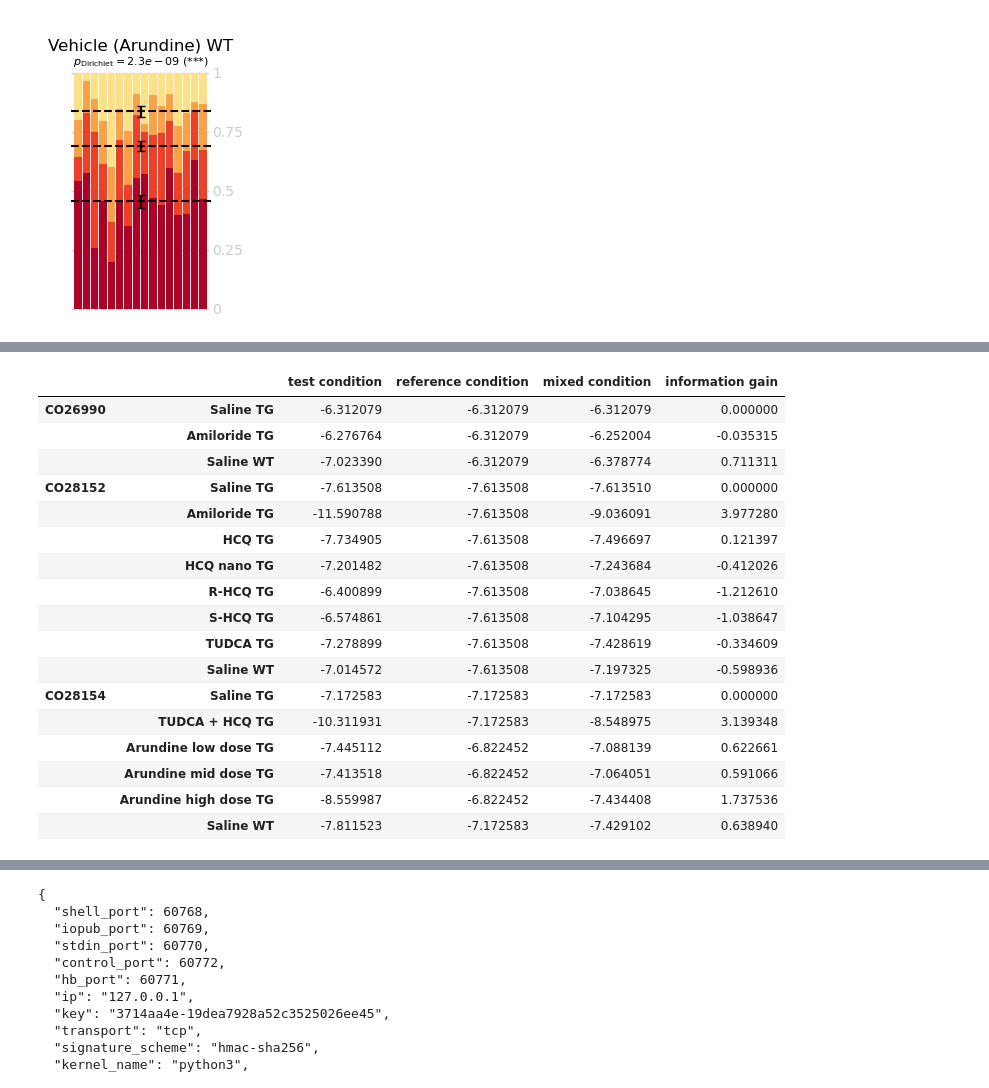
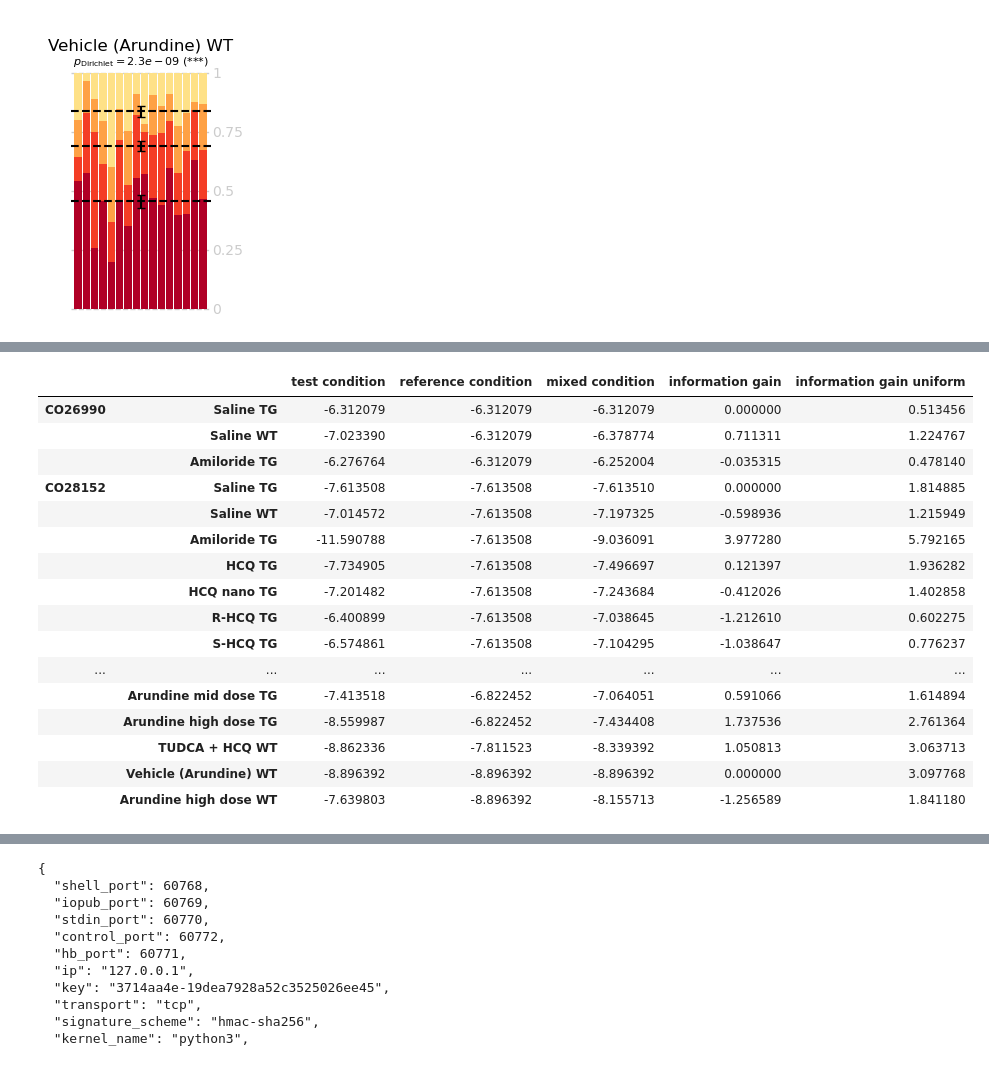
Before and after one commit to attilagk/CTNS-notebook, a Jupyter notebook: 2024-06-26-mwm-test-probe-CO28154/2024-06-26-mwm-test-probe-CO28154.ipynb, the cells around one changed output, grey strips where cells are left out. Saved outputs shown, nothing was run; the diff lists cells and outputs as text; code cells hidden in the pictures.

```diff
--- a/2024-06-26-mwm-test-probe-CO28154/2024-06-26-mwm-test-probe-CO28154.ipynb
+++ b/2024-06-26-mwm-test-probe-CO28154/2024-06-26-mwm-test-probe-CO28154.ipynb
@@ -218,9 +220,11 @@ def test_same_distro_one(test_cond, ref_cond='Saline TG', data=data_CO26990, stu
     data_list = [test_data, ref_data, np.concatenate([test_data, ref_data], axis=0)]
     n_list = [d.shape[0] for d in data_list]
     res = dirichlet.test_same_distribution(test_data, ref_data)
+    res_unif = dirichlet.test_uniform(test_data)
     #D, p, a_mixed, a_test, a_ref = res
     columns = pd.MultiIndex.from_product([[study], [test_cond]])
-    df_general = pd.DataFrame(np.array(res[:2]), index=pd.MultiIndex.from_product([['LR test'], ['D', 'p']]), columns=columns).transpose()
+    df_LR = pd.DataFrame(np.array(res[:2]), index=pd.MultiIndex.from_product([['LR test'], ['D', 'p']]), columns=columns).transpose()
+    df_LR_unif = pd.DataFrame(np.array(res_unif[:2]), index=pd.MultiIndex.from_product([['LR test uniform'], ['D', 'p']]), columns=columns).transpose()
     Z = zip([res[3], res[4], res[2]], [c + ' condition' for c in ['test', 'reference', 'mixed']], n_list)
     def helper(a, c, n):
         ix = pd.MultiIndex.from_product([[c], ['n', 'alpha_1', 'alpha_2', 'alpha_3', 'alpha_4']])
@@ -229,7 +233,7 @@ def test_same_distro_one(test_cond, ref_cond='Saline TG', data=data_CO26990, stu
         val = pd.DataFrame(a, index=ix, columns=columns).transpose().astype({(c, 'n'): 'int64'})
         return(val)
     l = [helper(a, c, n) for a, c, n in Z]
-    l = [df_general] + l
+    l = [df_LR] + [df_LR_unif] + l
     df = pd.concat(l, axis=1)
     return(df)
 
@@ -248,8 +252,8 @@ def test_same_distro(comparisons, data=data_CO26990, study='CO26990'):
 
 comparisons_CO26990 = np.array([
     ['Saline TG', 'Saline TG'],
+    ['Saline WT', 'Saline TG'],
     ['Amiloride TG', 'Saline TG'],
-    ['Saline WT', 'Saline TG'],
 ])
 
 results_CO26990 = test_same_distro(comparisons_CO26990, data=data_CO26990, study='CO26990')
@@ -263,13 +285,16 @@ results_CO26990
 # %%
 comparisons_CO28152 = np.array([
     ['Saline TG', 'Saline TG'],
+    ['Saline WT', 'Saline TG'],
     ['Amiloride TG', 'Saline TG'],
     ['HCQ TG', 'Saline TG'],
     ['HCQ nano TG', 'Saline TG'],
     ['R-HCQ TG', 'Saline TG'],
     ['S-HCQ TG', 'Saline TG'],
     ['TUDCA TG', 'Saline TG'],
-    ['Saline WT', 'Saline TG'],
+    #['Saline WT', 'Saline WT'],
+    ['TUDCA WT', 'Saline WT'],
+    ['DMSO WT', 'Saline WT'],
 ])
 
 results_CO28152 = test_same_distro(comparisons_CO28152, data=data_CO28152, study='CO28152')
@@ -288,11 +333,16 @@ results_CO28152
 # %%
 comparisons_CO28154 = np.array([
     ['Saline TG', 'Saline TG'],
+    ['Saline WT', 'Saline TG'],
     ['TUDCA + HCQ TG', 'Saline TG'],
+    ['Vehicle (Arundine) TG', 'Vehicle (Arundine) TG'],
     ['Arundine low dose TG', 'Vehicle (Arundine) TG'],
     ['Arundine mid dose TG', 'Vehicle (Arundine) TG'],
     ['Arundine high dose TG', 'Vehicle (Arundine) TG'],
-    ['Saline WT', 'Saline TG'],
+    #['Saline WT', 'Saline WT'],
+    ['TUDCA + HCQ WT', 'Saline WT'],
+    ['Vehicle (Arundine) WT', 'Vehicle (Arundine) WT'],
+    ['Arundine high dose WT', 'Vehicle (Arundine) WT'],
 ])
 
 results_CO28154 = test_same_distro(comparisons_CO28154, data=data_CO28154, study='CO28154')
@@ -396,37 +466,37 @@ stdeviations
 # %%
 def fraction2entropy(frac):
     conditions = frac.columns.get_level_values(0).unique()
     def helper(c):
         df = frac.xs(c, level=0, axis=1)
         entropy = df.apply(scipy.stats.dirichlet.entropy, axis=1).to_frame(c)
         return(entropy)
     l = [helper(c) for c in conditions]
     val = pd.concat(l, axis=1)
     return(val)
 
 entropies = pd.concat([fraction2entropy(f) for f in l_fractions], axis=0)
 entropies['information gain'] = entropies['reference condition'] - entropies['test condition']
+entropies['information gain uniform'] = scipy.stats.dirichlet.entropy(np.ones(4) / 4) - entropies['test condition']
 entropies.to_csv('../../results/2024-06-26-mwm-test-probe-CO28154/dirichlet-mle-entropies.csv')
 entropies
 # %% [output]
-|  |  | test condition | reference condition | mixed condition | information gain |
-| CO26990 | Saline TG | -6.312079 | -6.312079 | -6.312079 | 0.000000 |
-|  | Amiloride TG | -6.276764 | -6.312079 | -6.252004 | -0.035315 |
-|  | Saline WT | -7.023390 | -6.312079 | -6.378774 | 0.711311 |
-| CO28152 | Saline TG | -7.613508 | -7.613508 | -7.613510 | 0.000000 |
-|  | Amiloride TG | -11.590788 | -7.613508 | -9.036091 | 3.977280 |
-|  | HCQ TG | -7.734905 | -7.613508 | -7.496697 | 0.121397 |
-|  | HCQ nano TG | -7.201482 | -7.613508 | -7.243684 | -0.412026 |
-|  | R-HCQ TG | -6.400899 | -7.613508 | -7.038645 | -1.212610 |
-|  | S-HCQ TG | -6.574861 | -7.613508 | -7.104295 | -1.038647 |
-|  | TUDCA TG | -7.278899 | -7.613508 | -7.428619 | -0.334609 |
-|  | Saline WT | -7.014572 | -7.613508 | -7.197325 | -0.598936 |
-| CO28154 | Saline TG | -7.172583 | -7.172583 | -7.172583 | 0.000000 |
-|  | TUDCA + HCQ TG | -10.311931 | -7.172583 | -8.548975 | 3.139348 |
-|  | Arundine low dose TG | -7.445112 | -6.822452 | -7.088139 | 0.622661 |
-|  | Arundine mid dose TG | -7.413518 | -6.822452 | -7.064051 | 0.591066 |
-|  | Arundine high dose TG | -8.559987 | -6.822452 | -7.434408 | 1.737536 |
-|  | Saline WT | -7.811523 | -7.172583 | -7.429102 | 0.638940 |
+|  |  | test condition | reference condition | mixed condition | information gain | information gain uniform |
+| CO26990 | Saline TG | -6.312079 | -6.312079 | -6.312079 | 0.000000 | 0.513456 |
+|  | Saline WT | -7.023390 | -6.312079 | -6.378774 | 0.711311 | 1.224767 |
+|  | Amiloride TG | -6.276764 | -6.312079 | -6.252004 | -0.035315 | 0.478140 |
+| CO28152 | Saline TG | -7.613508 | -7.613508 | -7.613510 | 0.000000 | 1.814885 |
+|  | Saline WT | -7.014572 | -7.613508 | -7.197325 | -0.598936 | 1.215949 |
+|  | Amiloride TG | -11.590788 | -7.613508 | -9.036091 | 3.977280 | 5.792165 |
+|  | HCQ TG | -7.734905 | -7.613508 | -7.496697 | 0.121397 | 1.936282 |
+|  | HCQ nano TG | -7.201482 | -7.613508 | -7.243684 | -0.412026 | 1.402858 |
+|  | R-HCQ TG | -6.400899 | -7.613508 | -7.038645 | -1.212610 | 0.602275 |
+|  | S-HCQ TG | -6.574861 | -7.613508 | -7.104295 | -1.038647 | 0.776237 |
+| ... | ... | ... | ... | ... | ... | ... |
+|  | Arundine mid dose TG | -7.413518 | -6.822452 | -7.064051 | 0.591066 | 1.614894 |
+|  | Arundine high dose TG | -8.559987 | -6.822452 | -7.434408 | 1.737536 | 2.761364 |
+|  | TUDCA + HCQ WT | -8.862336 | -7.811523 | -8.339392 | 1.050813 | 3.063713 |
+|  | Vehicle (Arundine) WT | -8.896392 | -8.896392 | -8.896392 | 0.000000 | 3.097768 |
+|  | Arundine high dose WT | -7.639803 | -8.896392 | -8.155713 | -1.256589 | 1.841180 |
 # %%
 l_all = [results, fractions, stdeviations, entropies]
 d_sel = {
```
Also changed, not shown: parts of 8 cells of this notebook, 2 other files.
